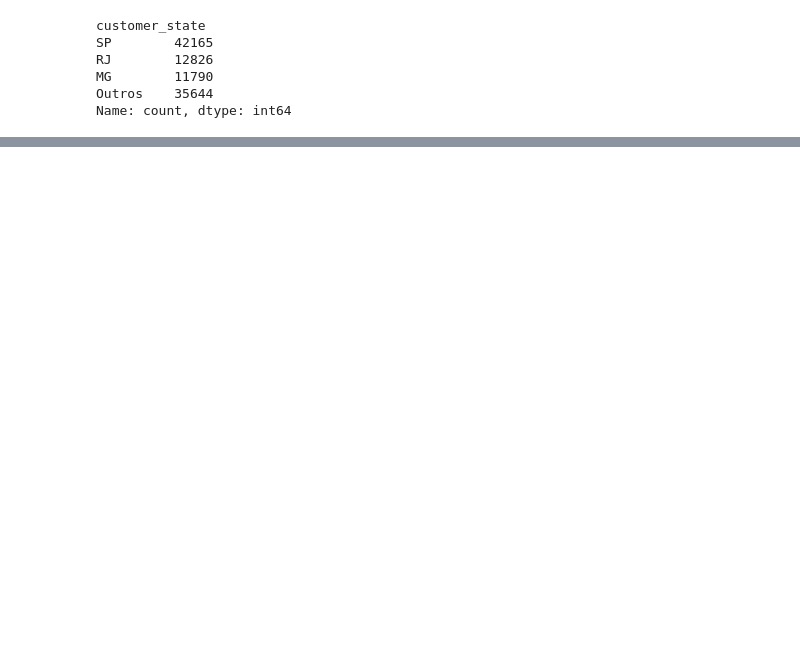
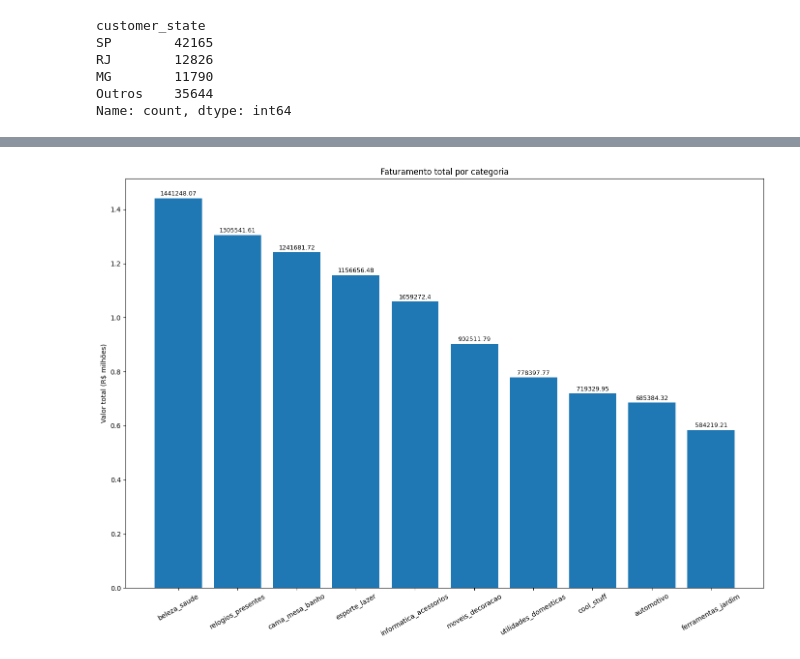
Before and after one commit to LucasMesquitaAlc/analise-ecommerce-Olist, a Jupyter notebook: notebooks/analise.ipynb, the cells around one changed output, grey strips where cells are left out. Cells and saved outputs as stored; diff of their text form; code cells hidden in the pictures; blank space fills up the shorter version.

```diff
--- a/notebooks/analise.ipynb
+++ b/notebooks/analise.ipynb
@@ -60,0 +102,3 @@ plt.show()
+# %%
+valor_categoria = df.groupby('categoria')['valor_final'].sum().sort_values(ascending=False).head(10)
+valor_categoria
@@ -60,0 +118,17 @@ plt.show()
+# %%
+fig, ax = plt.subplots(figsize=(14, 10))
+
+ax.bar(valor_categoria.index, valor_categoria.values)
+
+ax.set_title('Faturamento total por categoria')
+ax.set_ylabel('Valor total (R$ milhões)')
+plt.xticks(rotation=30)
+ax.yaxis.set_major_formatter(lambda x, _: f'{x/1_000_000:.1f}')
+
+for i, v in enumerate(valor_categoria):
+    ax.text(i, v + 10000, f'{v}', ha='center', fontsize=9)
+
+plt.tight_layout()
+plt.show()
+# %% [output]
+[figure, added]
```
Also changed, not shown: parts of 7 cells of this notebook.
